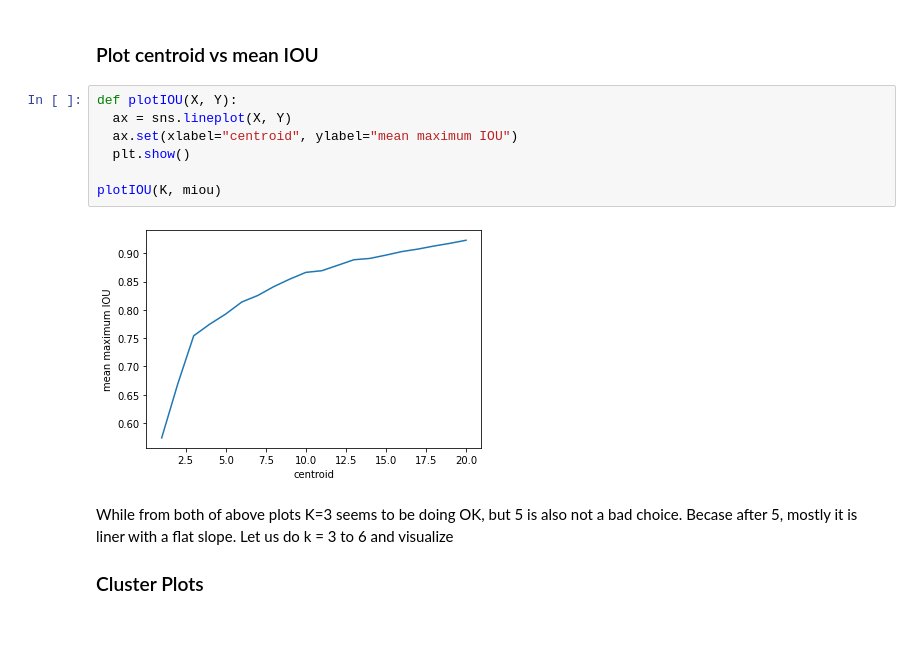
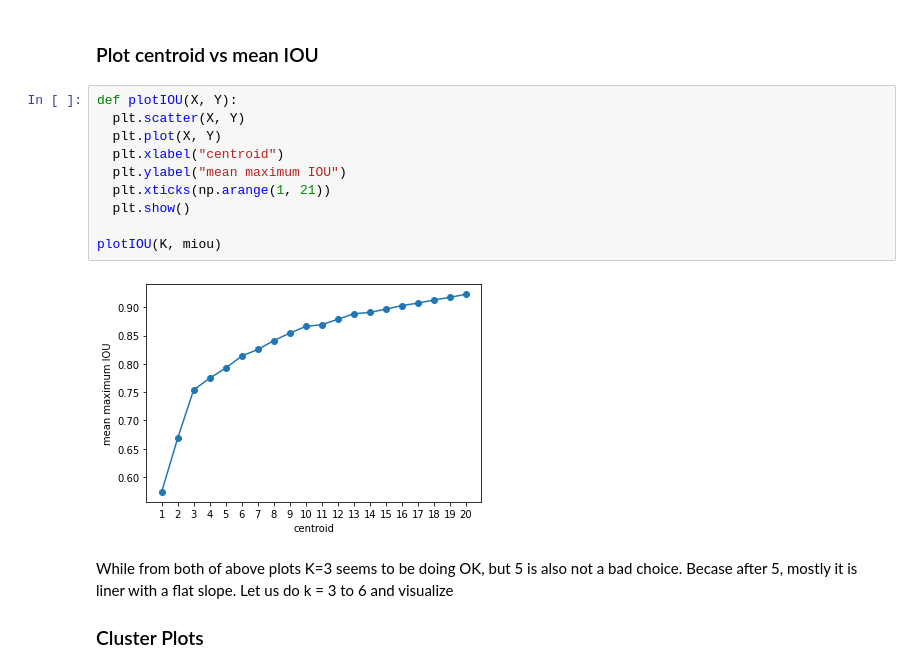
Before and after one commit to abhinavdayal/EVA4, a Jupyter notebook: S12/S12_YOLO_Anchor_Boxes.ipynb, the cells around one changed output. Drawn from its saved outputs; the diff is of its cells as text; blank space fills up the shorter version.

```diff
--- a/S12/S12_YOLO_Anchor_Boxes.ipynb
+++ b/S12/S12_YOLO_Anchor_Boxes.ipynb
@@ -165,13 +165,16 @@ plt.show()
 ### Plot centroid vs mean IOU
 # %%
 def plotIOU(X, Y):
-  ax = sns.lineplot(X, Y)
-  ax.set(xlabel="centroid", ylabel="mean maximum IOU")
+  plt.scatter(X, Y)
+  plt.plot(X, Y)
+  plt.xlabel("centroid")
+  plt.ylabel("mean maximum IOU")
+  plt.xticks(np.arange(1, 21))
   plt.show()
 
 plotIOU(K, miou)
 # %% [output]
-[figure, old version]
+[figure, new version]
 # %% [markdown]
 While from both of above plots K=3 seems to be doing OK, but 5 is also not a bad choice. Becase after 5, mostly it is liner with a flat slope. Let us do k = 3 to 6 and visualize
 
```
Also changed, not shown: parts of 1 cell of this notebook.
